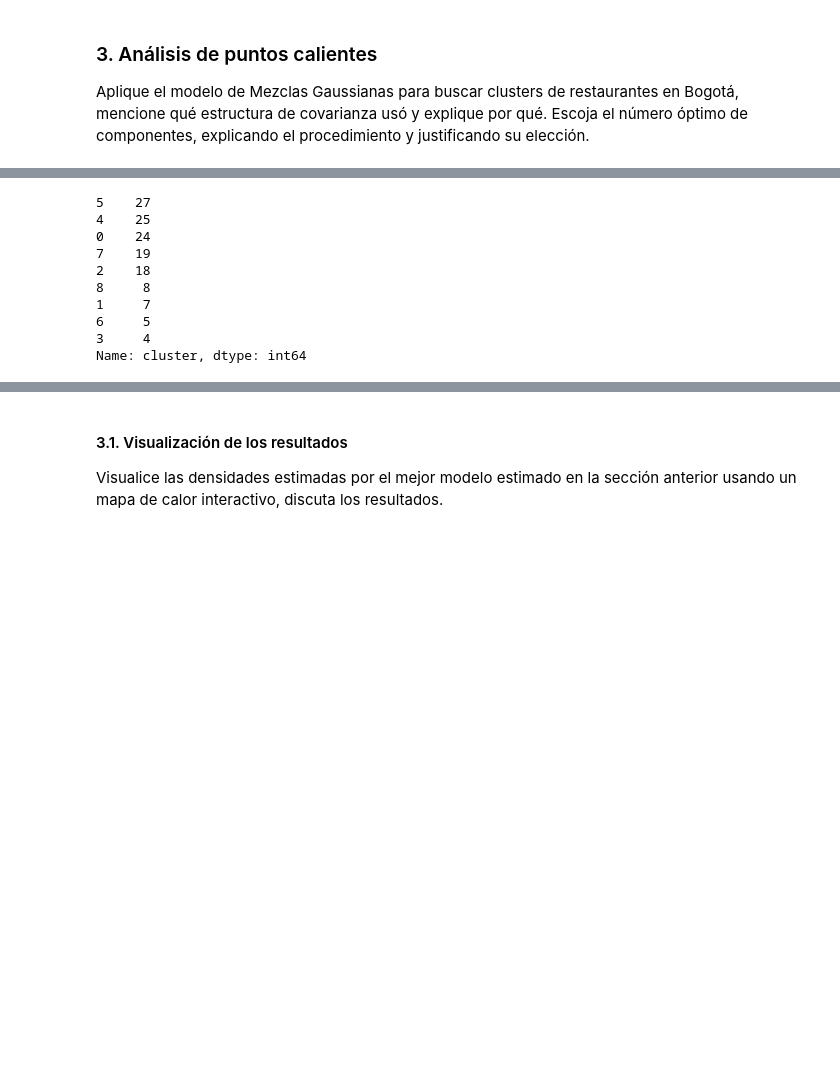
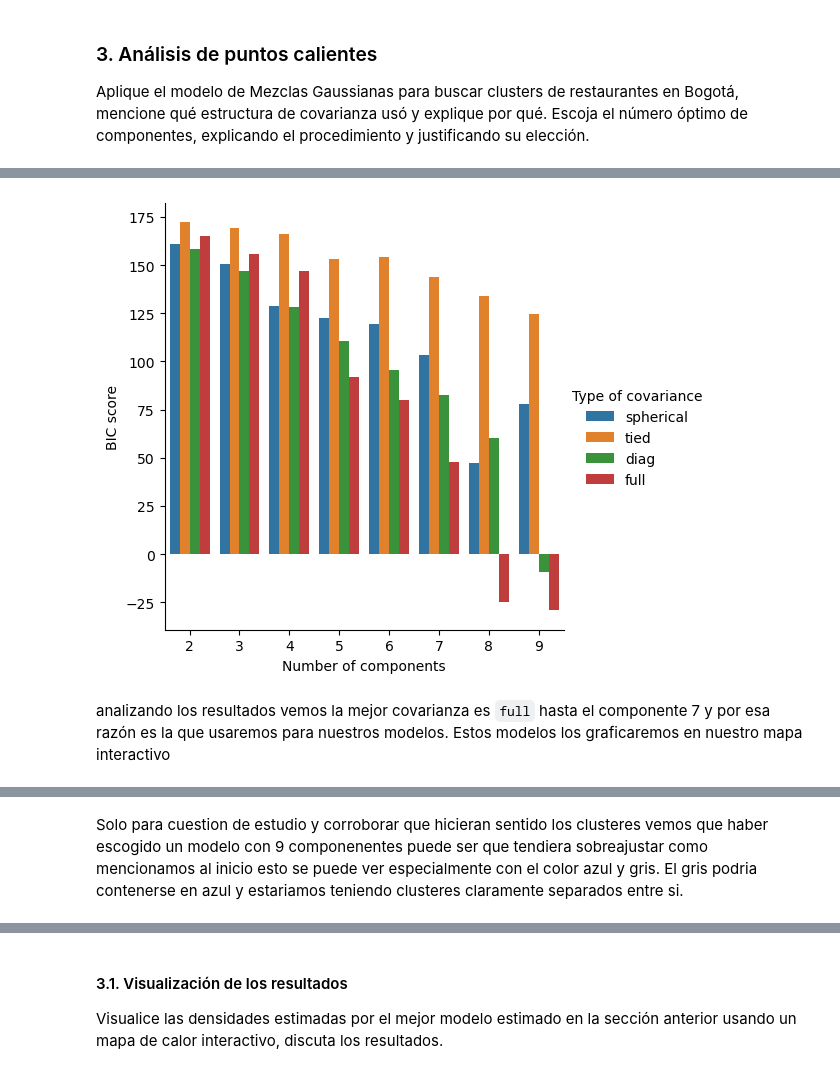
Before and after one commit to ggomez1803/ANS, a Jupyter notebook: Semana 8/Taller/S8_LC_Taller_GMM.ipynb, the cells around one changed output, grey strips where cells are left out. Drawn from its saved outputs; the diff is of its cells as text; code cells hidden in the pictures; blank space fills up the shorter version.

```diff
--- a/Semana 8/Taller/S8_LC_Taller_GMM.ipynb
+++ b/Semana 8/Taller/S8_LC_Taller_GMM.ipynb
@@ -215,20 +219,53 @@ Text(0.5, 0, 'Número de componentes')
+# %%
+from sklearn.mixture import GaussianMixture
+from sklearn.model_selection import GridSearchCV
+
+def gmm_bic_score(estimator, X):
+    """Callable to pass to GridSearchCV that will use the BIC score."""
+    # Make it negative since GridSearchCV expects a score to maximize
+    return -estimator.bic(X)
+
+
+param_grid = {
+    "n_components": range(2, 10),
+    "covariance_type": ["spherical", "tied", "diag", "full"],
+}
+grid_search = GridSearchCV(
+    GaussianMixture(), param_grid=param_grid, scoring=gmm_bic_score
+)
+grid_search.fit(X)
+
+df_search = pd.DataFrame(grid_search.cv_results_)[
+    ["param_n_components", "param_covariance_type", "mean_test_score"]
+]
+df_search["mean_test_score"] = df_search["mean_test_score"]
+df_search = df_search.rename(
+    columns={
+        "param_n_components": "Number of components",
+        "param_covariance_type": "Type of covariance",
+        "mean_test_score": "BIC score",
+    }
+)
+# %%
+df_search.sort_values(by="BIC score").head()
+import seaborn as sns
+
+sns.catplot(
+    data=df_search,
+    kind="bar",
+    x="Number of components",
+    y="BIC score",
+    hue="Type of covariance",
+)
+plt.show()
+# %% [output]
+[figure, added]
+# %% [markdown]
+analizando los resultados vemos la mejor covarianza es `full` hasta el componente 7 y por esa razón es la que usaremos para nuestros modelos. Estos modelos los graficaremos en nuestro mapa interactivo
 # %%
 MMG_hamburguesas = GaussianMixture(n_components=9, covariance_type='full', init_params= 'kmeans', random_state=123)
 labels = MMG_hamburguesas.fit(X).predict(X)
 hamburguesas['cluster'] = labels
-# %%
-hamburguesas['cluster'].value_counts()
-# %% [output]
-5    27
-4    25
-0    24
-7    19
-2    18
-8     8
-1     7
-6     5
-3     4
-Name: cluster, dtype: int64
 # %%
 map = folium.Map(location = [hamburguesas.Latitud.mean(), hamburguesas.Longitud.mean()], tiles = "OpenStreetMap", zoom_start = 12)
 
@@ -260,6 +297,8 @@ for Latitud, Longitud, c in zip(hamburguesas['Latitud'], hamburguesas['Longitud'
 map
 # %% [output]
 [interactive output not drawn]
+# %% [markdown]
+Solo para cuestion de estudio y corroborar que hicieran sentido los clusteres vemos que haber escogido un modelo con 9 componenentes puede ser que tendiera sobreajustar como mencionamos al inicio esto se puede ver especialmente con el color azul y gris. El gris podria contenerse en azul y estariamos teniendo clusteres claramente separados entre si.
 # %%
 MMG_hamburguesas = GaussianMixture(n_components=3, covariance_type='full', init_params= 'kmeans', random_state=123)
 labels = MMG_hamburguesas.fit(X).predict(X)
```
Also changed, not shown: parts of 7 cells of this notebook.
